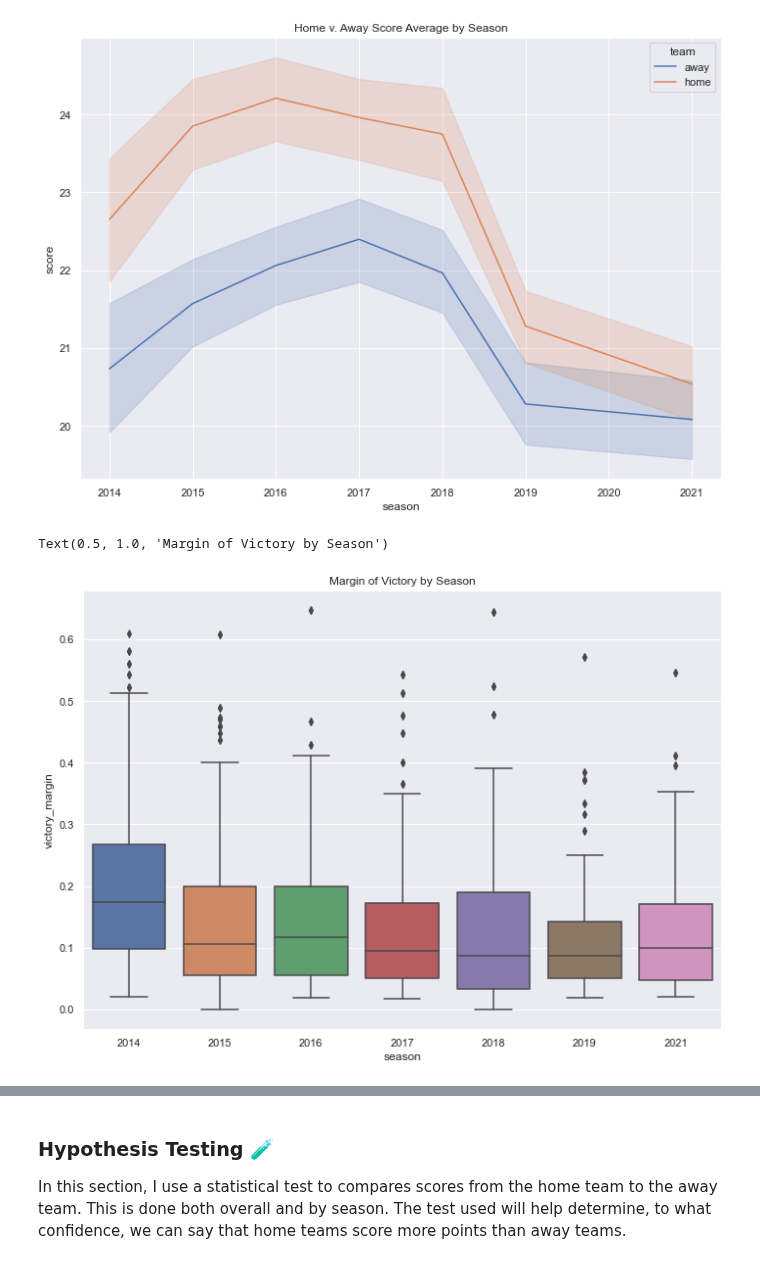
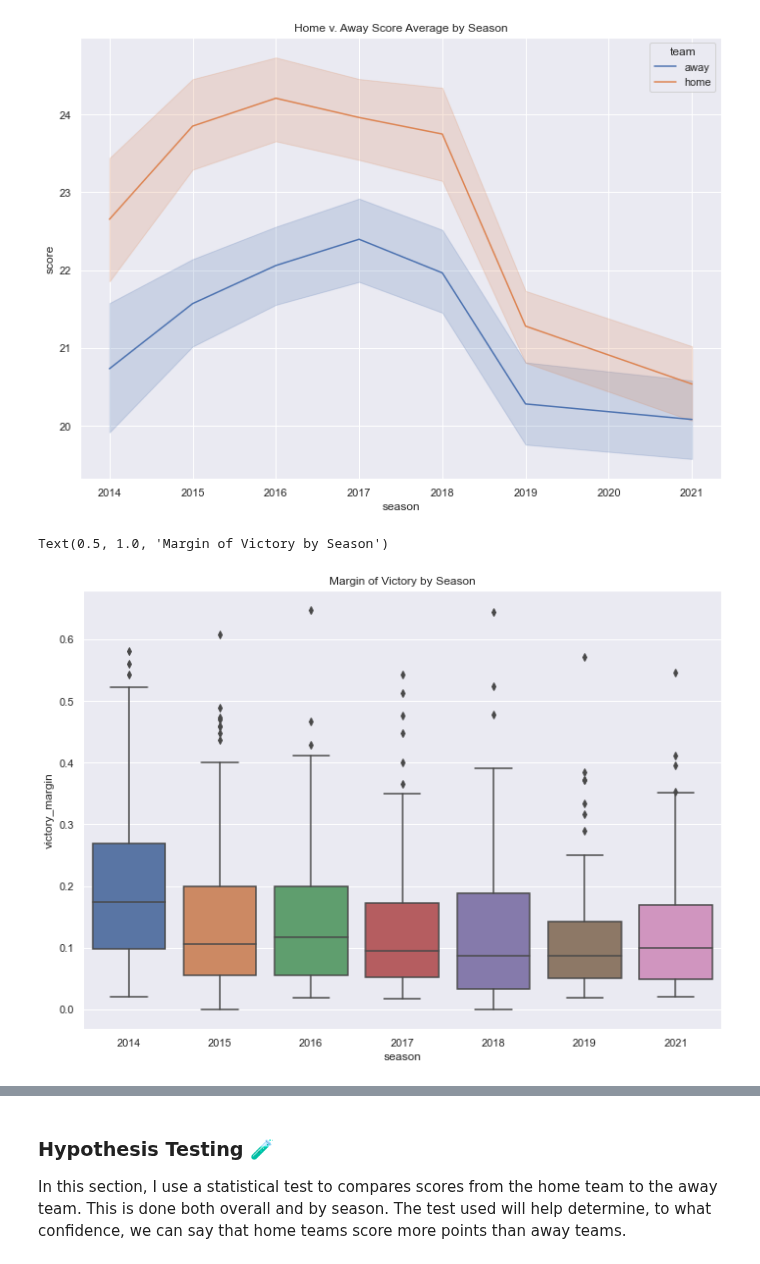
Before and after one commit to g-lorenzo/audl_ds, a Jupyter notebook: EDA.ipynb, the cells around one changed output, grey strips where cells are left out. Cells and saved outputs as stored; diff of their text form; code cells hidden in the pictures.

Commit message:
final victory margin chart

```diff
--- a/EDA.ipynb
+++ b/EDA.ipynb
@@ -197,8 +197,8 @@ for i in df.index:
     df.at[i, 'victory_margin'] = calculate_margin_of_victory(a, b)
 # %%
 # Margin of Victory
-sns.boxplot(data=df, x='season', y='victory_margin')
+sns.boxplot(data=df[df['is_home_team'] == True], x='season', y='victory_margin')
 plt.title("Margin of Victory by Season")
 # %% [output]
 Text(0.5, 1.0, 'Margin of Victory by Season')
-[figure, old version]
+[figure, new version]
```
Also changed, not shown: parts of 3 cells of this notebook.
